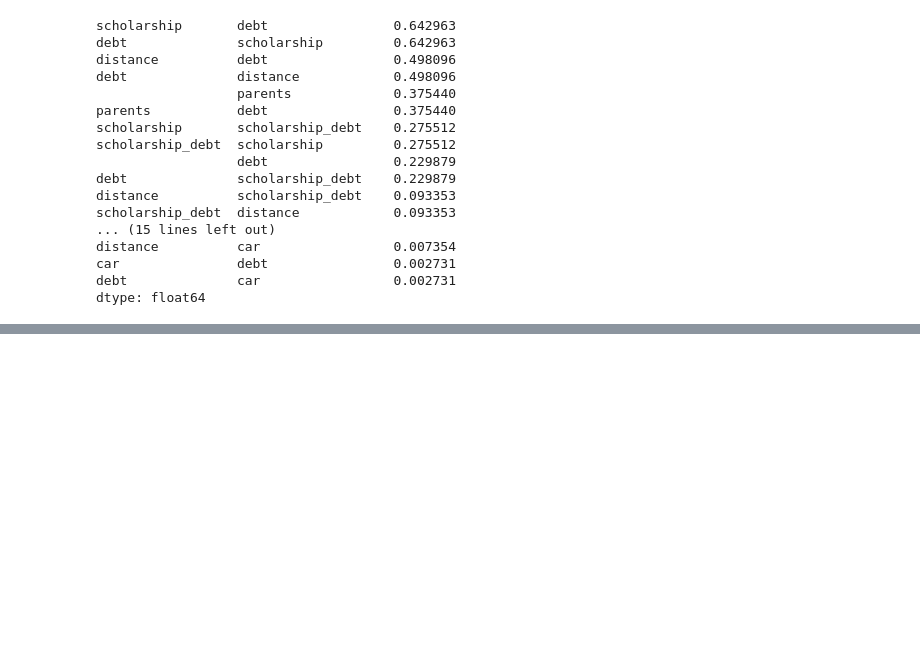
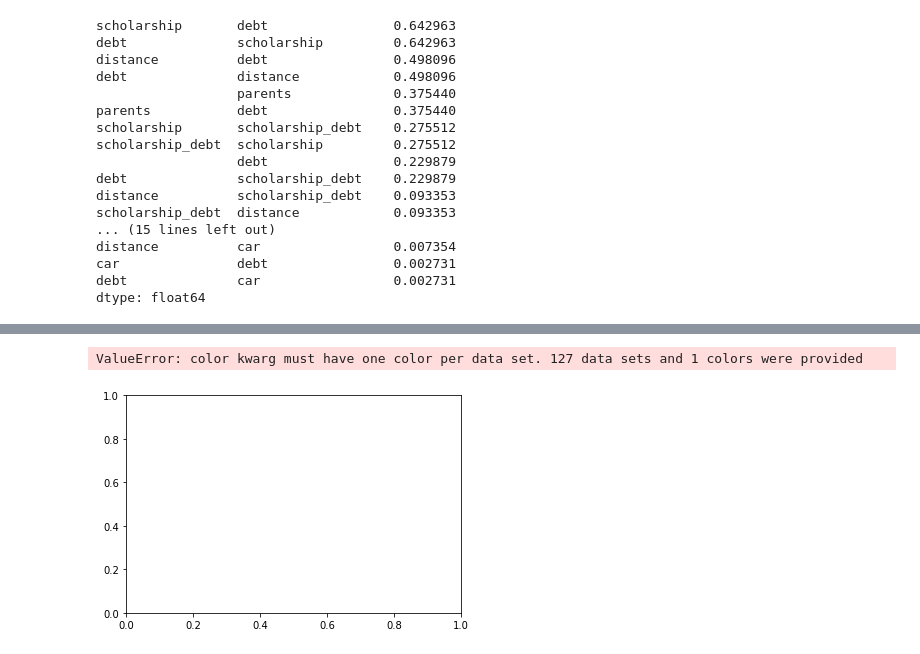
Before and after one commit to despresj/pythonChallenges, a Jupyter notebook: pandas/student_debt.ipynb, the cells around one changed output, grey strips where cells are left out. Drawn from its saved outputs; the diff is of its cells as text; code cells hidden in the pictures; blank space fills up the shorter version.

Commit message:
worked on adding models to df

```diff
--- a/pandas/student_debt.ipynb
+++ b/pandas/student_debt.ipynb
@@ -58,12 +69,20 @@ for i in range(1, n_columns):
+# %%
+def get_r_sq(model):
+    mod = smf.ols(formula=model, data=df_with_dummies)
+    res = mod.fit()
+    out = [res.rsquared_adj] + list(res.params)
+    return out
+
+adj_R = map(get_r_sq, formula_list)
 # %%
 def get_r_sq(model):
     mod = smf.ols(formula=model, data=df_with_dummies)
     res = mod.fit()
     return res.rsquared_adj
 
+adj_R = map(get_r_sq, formula_list)
 
-def count_params(model):
-    params = model.replace("+", ",")
-    params = params.replace("debt ~", "")
-    n_params = params.count(',') + 1
-    return n_params
+adj_r_df = pd.DataFrame({'model': formula_list,
+                         'adj_rsq': adj_R,
+                         'n_params': params
+                         })
@@ -74,4 +95,5 @@ params = map(count_params, formula_list)
 # %%
-adj_r_df = pd.DataFrame({'model': formula_list,
+coef_df = pd.DataFrame({'model': formula_list,
                          'adj_rsq': adj_R,
-                         'n_params': params})
+                         'n_params': params
+                         })
@@ -127,0 +197,7 @@ dtype: float64
+# %%
+plt.hist(adj_r_df.adj_rsq, bins=n_bins, color=colors[0])
+plt.ylabel('Frequency')
+plt.xlabel('Value')
+# %% [output]
+ValueError: color kwarg must have one color per data set. 127 data sets and 1 colors were provided
+[figure, added]
```
Also changed, not shown: parts of 9 cells of this notebook.
